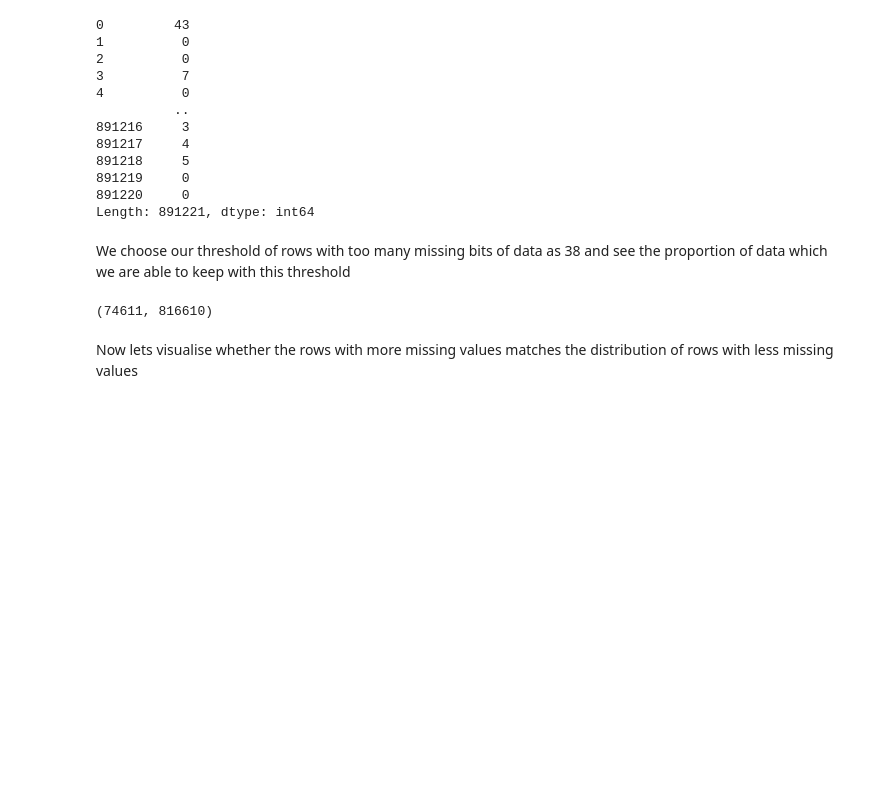
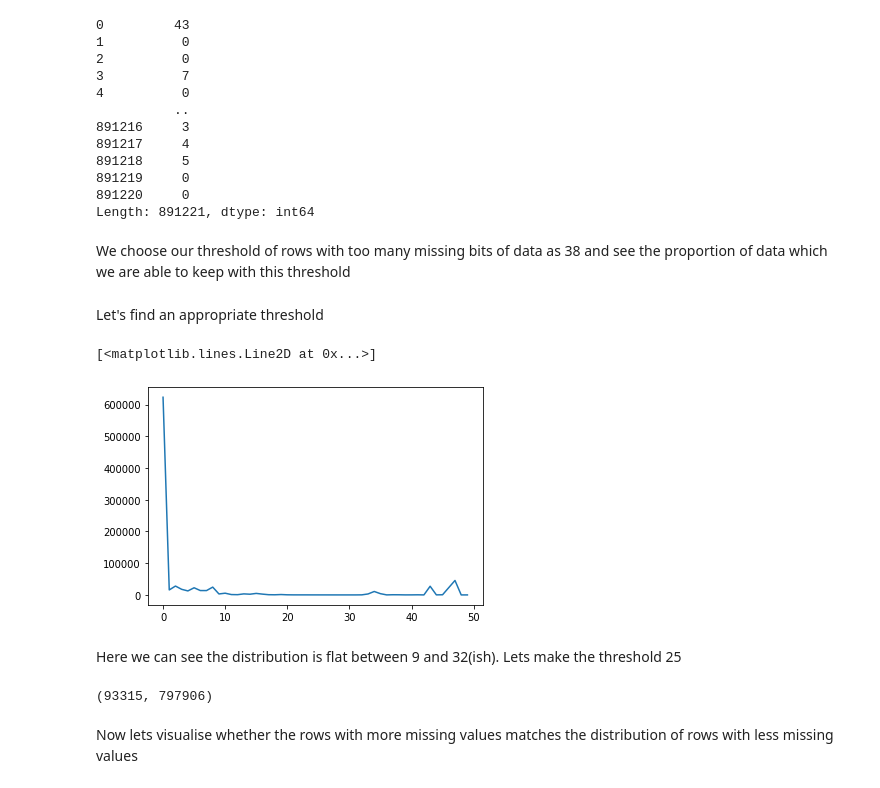
Before and after one commit to kitshepperd/arvato-ml, a Jupyter notebook: Identify_Customer_Segments.ipynb, the cells around one changed output. Drawn from its saved outputs; the diff is of its cells as text; code cells hidden in the pictures; blank space fills up the shorter version.

```diff
--- a/Identify_Customer_Segments.ipynb
+++ b/Identify_Customer_Segments.ipynb
@@ -237,14 +237,25 @@ rown_nans
 Length: 891221, dtype: int64
 # %% [markdown]
 We choose our threshold of rows with too many missing bits of data as 38 and see the proportion of data which we are able to keep with this threshold
+# %% [markdown]
+Let's find an appropriate threshold
+# %%
+unique, counts = np.unique(rown_nans.values, return_counts=True)
+# %%
+plt.plot( unique,counts)
+# %% [output]
+[<matplotlib.lines.Line2D at 0x...>]
+[figure, added]
+# %% [markdown]
+Here we can see the distribution is flat between 9 and 32(ish). Lets make the threshold 25
 # %%
 # Write code to divide the data into two subsets based on the number of missing
 # values in each row.
-above_threshold = rown_nans >= 38
-below_threshold = rown_nans < 38
+above_threshold = rown_nans >= 25
+below_threshold = rown_nans < 25
 above_threshold.sum() , below_threshold.sum()
 # %% [output]
-(74611, 816610)
+(93315, 797906)
 # %% [markdown]
 Now lets visualise whether the rows with more missing values matches the distribution of rows with less missing values
 # %%
```
Also changed, not shown: parts of 22 cells of this notebook.
